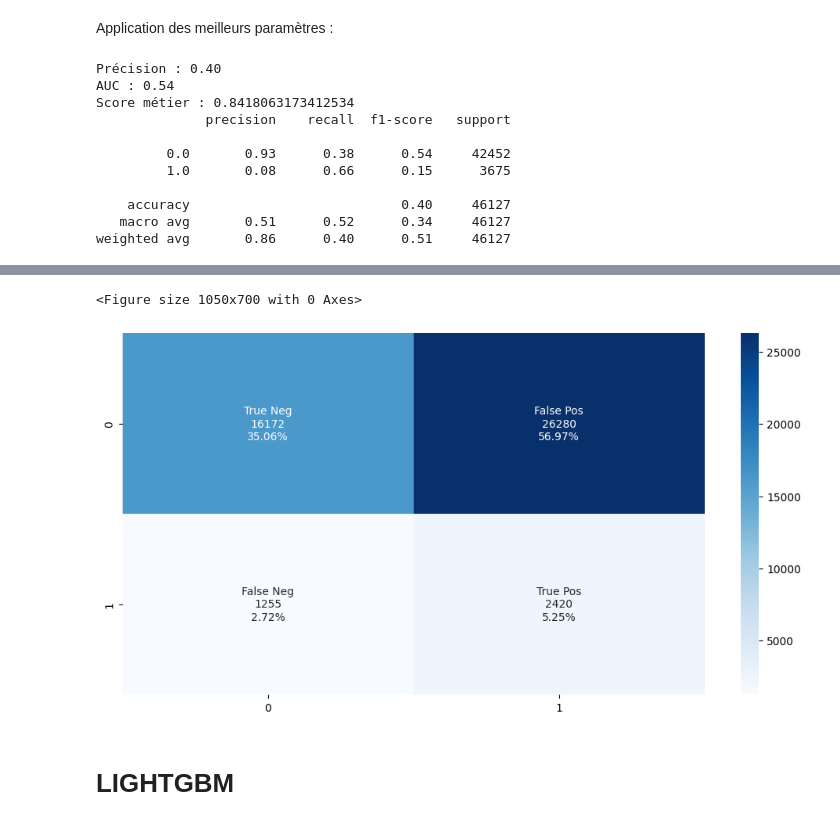
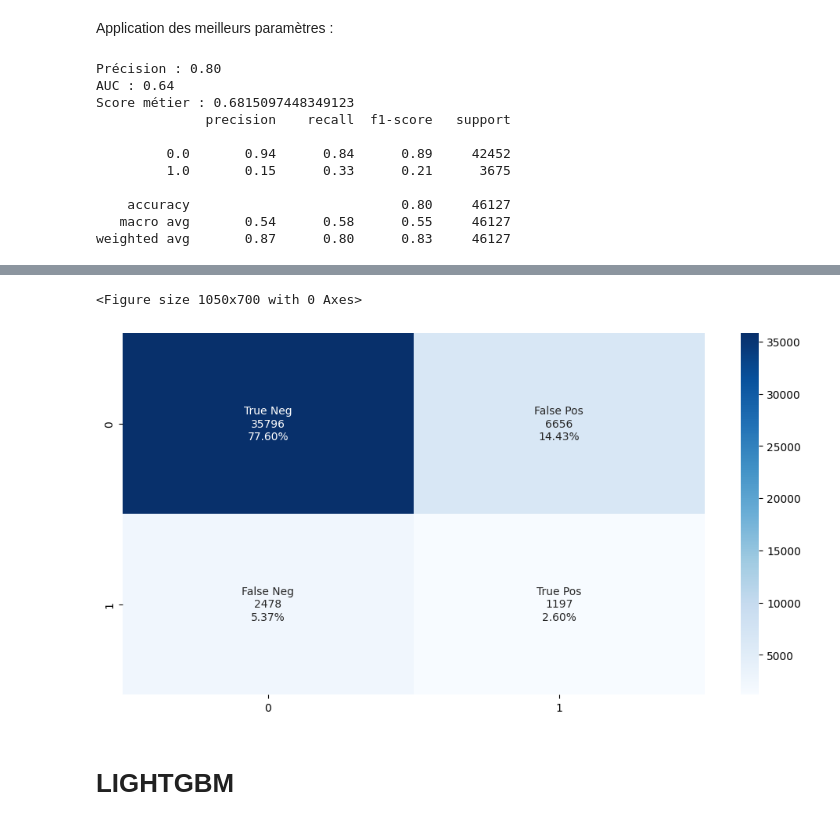
Before and after one commit to OCangrand/OC-Project7, a Jupyter notebook: Modelisation.ipynb, the cells around one changed output, grey strips where cells are left out. Cells and saved outputs as stored; diff of their text form; code cells hidden in the pictures.

```diff
--- a/Modelisation.ipynb
+++ b/Modelisation.ipynb
@@ -483,20 +478,20 @@ Wall time: 20min 54s
 # %% [markdown]
 Application des meilleurs paramètres :
 # %%
-metrics = calcul_metrics(GS.best_estimator_, valid_x, valid_y)
-print(classification_report(valid_y, GS.best_estimator_.predict(valid_x)))
+metrics = calcul_metrics(GS_RF.best_estimator_, valid_x, valid_y)
+print(classification_report(valid_y, GS_RF.best_estimator_.predict(valid_x)))
 
-logToMLflow(GS.best_estimator_, train_x, val_data, metrics, name="RndForest_Smote_GridSearch", params=GS.best_params_, training_tag="RandomForest model with SMOTE")
-displayConfMatrix(GS.best_estimator_, valid_x, valid_y)
+logToMLflow(GS_RF.best_estimator_, train_x, val_data, metrics, name="RndForest_Smote_GridSearch", params=GS_RF.best_params_, training_tag="RandomForest model with SMOTE")
+displayConfMatrix(GS_RF.best_estimator_, valid_x, valid_y)
 # %% [output]
-Précision : 0.40
-AUC : 0.54
-Score métier : 0.8418063173412534
+Précision : 0.80
+AUC : 0.64
+Score métier : 0.6815097448349123
               precision    recall  f1-score   support
 
-         0.0       0.93      0.38      0.54     42452
-         1.0       0.08      0.66      0.15      3675
+         0.0       0.94      0.84      0.89     42452
+         1.0       0.15      0.33      0.21      3675
 
-    accuracy                           0.40     46127
-   macro avg       0.51      0.52      0.34     46127
-weighted avg       0.86      0.40      0.51     46127
+    accuracy                           0.80     46127
+   macro avg       0.54      0.58      0.55     46127
+weighted avg       0.87      0.80      0.83     46127
@@ -507,5 +502,5 @@ weighted avg       0.86      0.40      0.51     46127
 <Figure size 1050x700 with 0 Axes>
-[figure, old version]
+[figure, new version]
 # %% [markdown]
 # LIGHTGBM
 # %%
```
Also changed, not shown: parts of 19 cells of this notebook.
